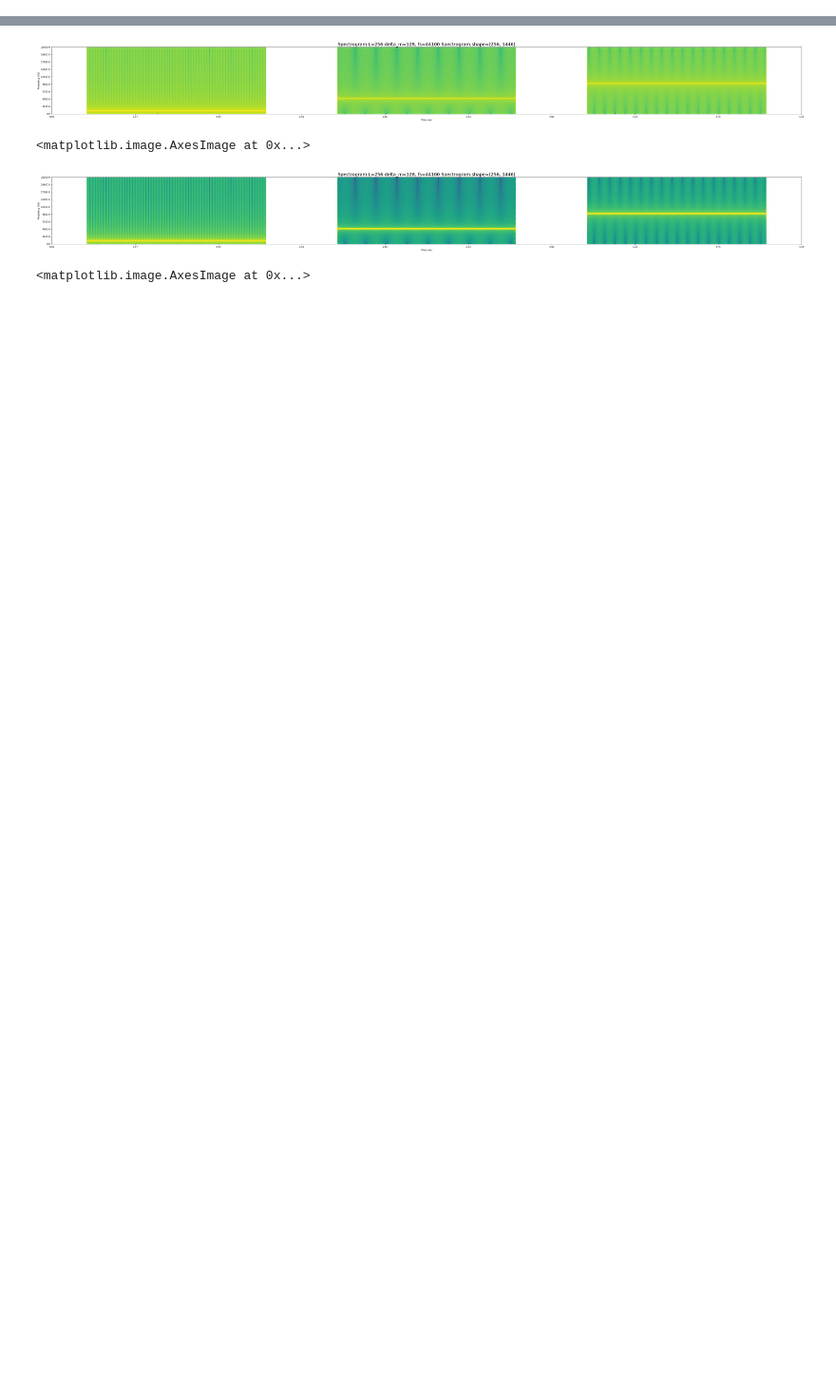
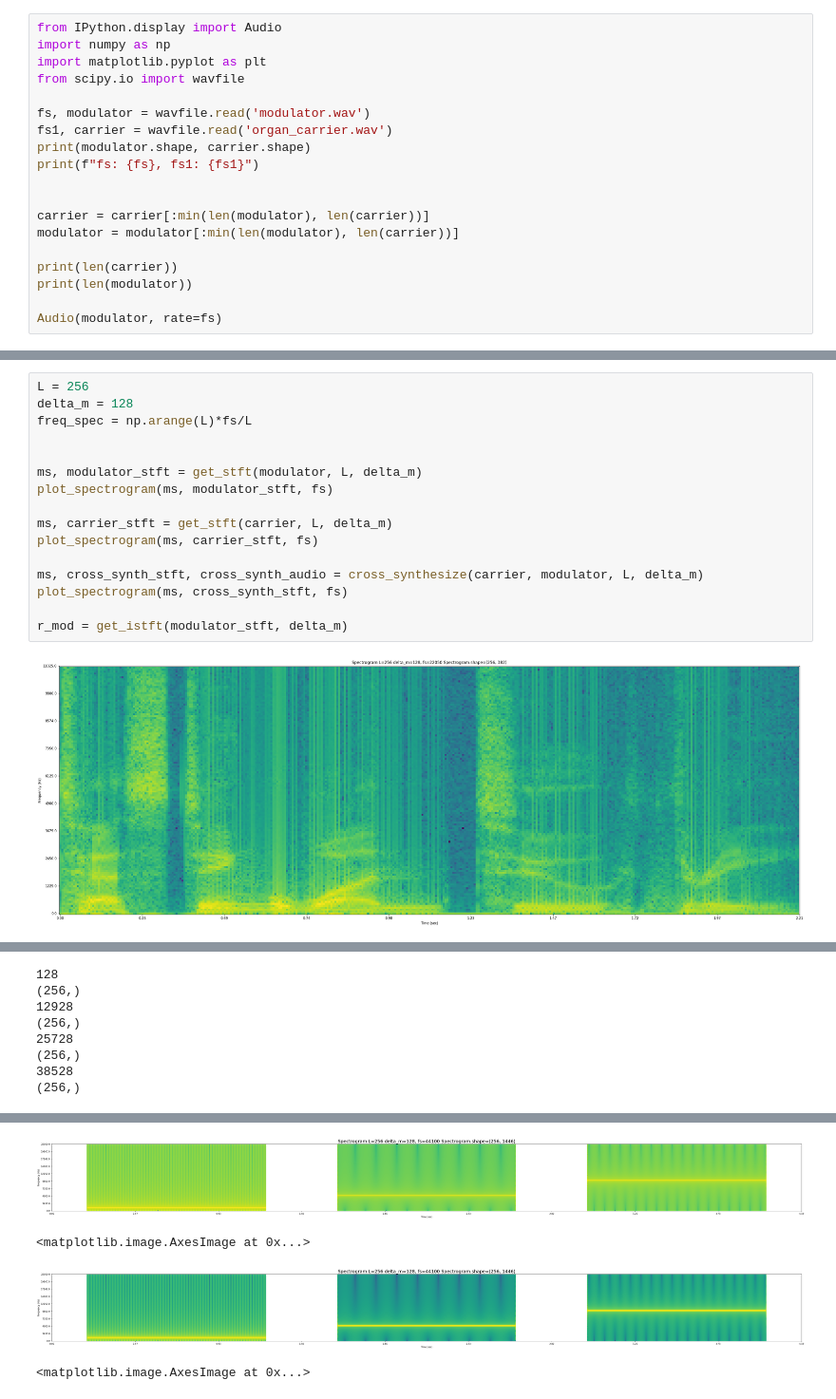
Before and after one commit to AndrewAday/cross-synthesis, a Jupyter notebook: cepstral_smoothing.ipynb, the cells around one changed output, grey strips where cells are left out. Shown at 95% size. Drawn from its saved outputs; the diff is of its cells as text; blank space fills up the shorter version.

Commit message:
skeleton for cross-synthesis using cepstral smoothing

```diff
--- a/cepstral_smoothing.ipynb
+++ b/cepstral_smoothing.ipynb
@@ -21,0 +1,19 @@ log of absolute value of DFT
+# %%
+from IPython.display import Audio
+import numpy as np
+import matplotlib.pyplot as plt
+from scipy.io import wavfile
+
+fs, modulator = wavfile.read('modulator.wav')
+fs1, carrier = wavfile.read('organ_carrier.wav')
+print(modulator.shape, carrier.shape)
+print(f"fs: {fs}, fs1: {fs1}")
+
+
+carrier = carrier[:min(len(modulator), len(carrier))]
+modulator = modulator[:min(len(modulator), len(carrier))]
+
+print(len(carrier))
+print(len(modulator))
+
+Audio(modulator, rate=fs)
@@ -21,0 +151,18 @@ log of absolute value of DFT
+# %%
+L = 256
+delta_m = 128
+freq_spec = np.arange(L)*fs/L
+
+
+ms, modulator_stft = get_stft(modulator, L, delta_m)
+plot_spectrogram(ms, modulator_stft, fs)
+
+ms, carrier_stft = get_stft(carrier, L, delta_m)
+plot_spectrogram(ms, carrier_stft, fs)
+
+ms, cross_synth_stft, cross_synth_audio = cross_synthesize(carrier, modulator, L, delta_m)
+plot_spectrogram(ms, cross_synth_stft, fs)
+
+r_mod = get_istft(modulator_stft, delta_m)
+# %% [output]
+[figure, added]
@@ -21,0 +188,8 @@ log of absolute value of DFT
+128
+(256,)
+12928
+(256,)
+25728
+(256,)
+38528
+(256,)
```
Also changed, not shown: parts of 9 cells of this notebook, 3 other files.
